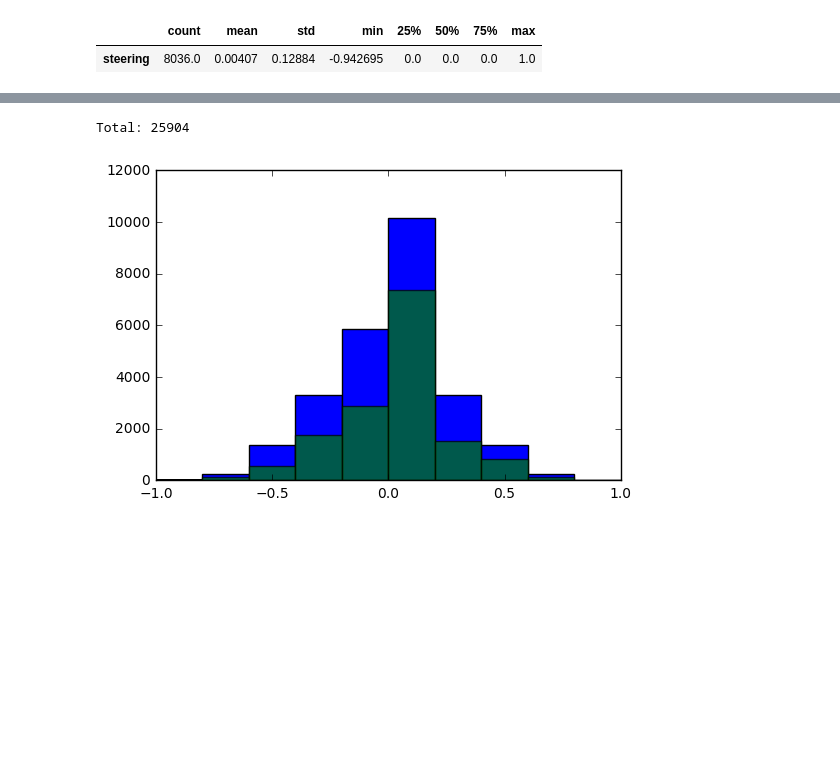
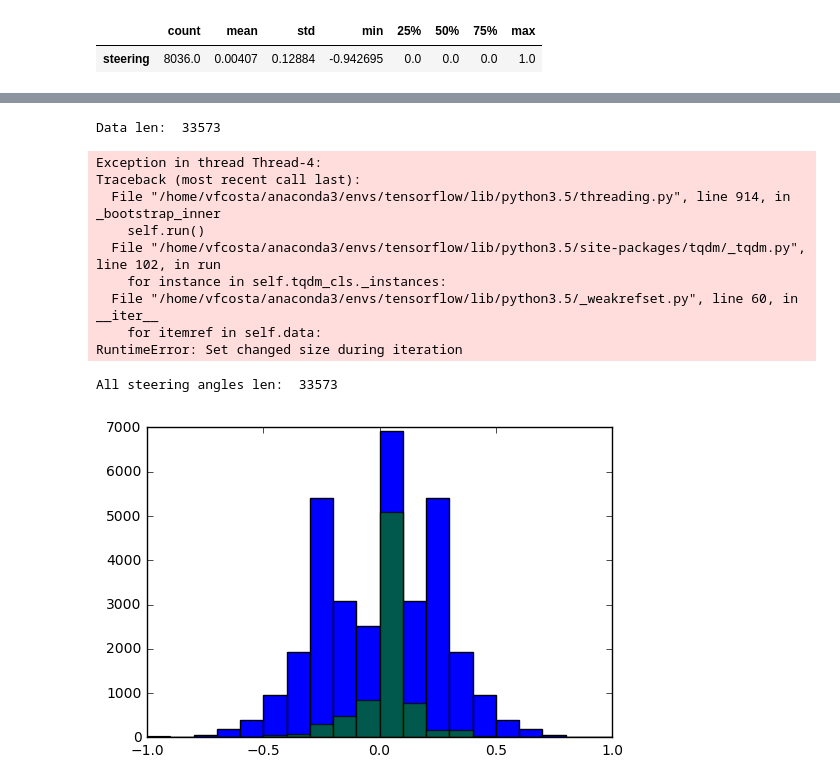
Before and after one commit to vfcosta/CarND-Behavioral-Cloning, a Jupyter notebook: exploration.ipynb, the cells around one changed output, grey strips where cells are left out. Saved outputs shown, nothing was run; the diff lists cells and outputs as text; code cells hidden in the pictures; blank space fills up the shorter version.

```diff
--- a/exploration.ipynb
+++ b/exploration.ipynb
@@ -35,18 +36,31 @@ plt.hist(driving_log['steering'], bins = 10);
-# %%
-center_steering = driving_log['steering']
-right_steering = driving_log[abs(driving_log['steering'])>0.01]['steering'] - 0.25
-left_steering = driving_log[abs(driving_log['steering'])>0.01]['steering'] + 0.25
-all_steering = pd.concat([center_steering, right_steering, left_steering])
-
-flipped_steering = all_steering[abs(all_steering)>0.01] * -1
-total_steering = pd.concat([all_steering, flipped_steering])
-
-plt.hist(total_steering, bins=np.arange(-1, 1 + 0.2, 0.2));
-plt.hist(all_steering, alpha=0.7, bins=np.arange(-1, 1 + 0.2, 0.2));
-print("Total:", len(total_steering))
-# %% [output]
-Total: 25904
-[figure, removed]
+# %%
+image_labels = ['center', 'right', 'left']
+data_len = calculate_data_len(driving_log, positions=len(image_labels))
+print("Data len: ", data_len)
+
+all_steering_angles = np.array([])
+for images, steering_angles in tqdm_notebook(generate_data(driving_log), total=int(data_len/FLAGS.batch_size)):
+    all_steering_angles = np.hstack((all_steering_angles, steering_angles))
+    if(len(all_steering_angles)>=data_len):
+        break
+
+print("All steering angles len: ", len(all_steering_angles))
+
+plt.hist(all_steering_angles, bins=np.arange(-1, 1 + 0.1, 0.1));
+plt.hist(driving_log['steering'], alpha=0.7, bins=np.arange(-1, 1 + 0.1, 0.1));
+# %% [output]
+Data len:  33573
+Exception in thread Thread-4:
+Traceback (most recent call last):
+  File "/home/vfcosta/anaconda3/envs/tensorflow/lib/python3.5/threading.py", line 914, in _bootstrap_inner
+    self.run()
+  File "/home/vfcosta/anaconda3/envs/tensorflow/lib/python3.5/site-packages/tqdm/_tqdm.py", line 102, in run
+    for instance in self.tqdm_cls._instances:
+  File "/home/vfcosta/anaconda3/envs/tensorflow/lib/python3.5/_weakrefset.py", line 60, in __iter__
+    for itemref in self.data:
+RuntimeError: Set changed size during iteration
+All steering angles len:  33573
+[figure, added]
 # %%
 # Load model
 with open("model.json", 'r') as jfile:
```
Also changed, not shown: parts of 3 cells of this notebook, 6 other files.
